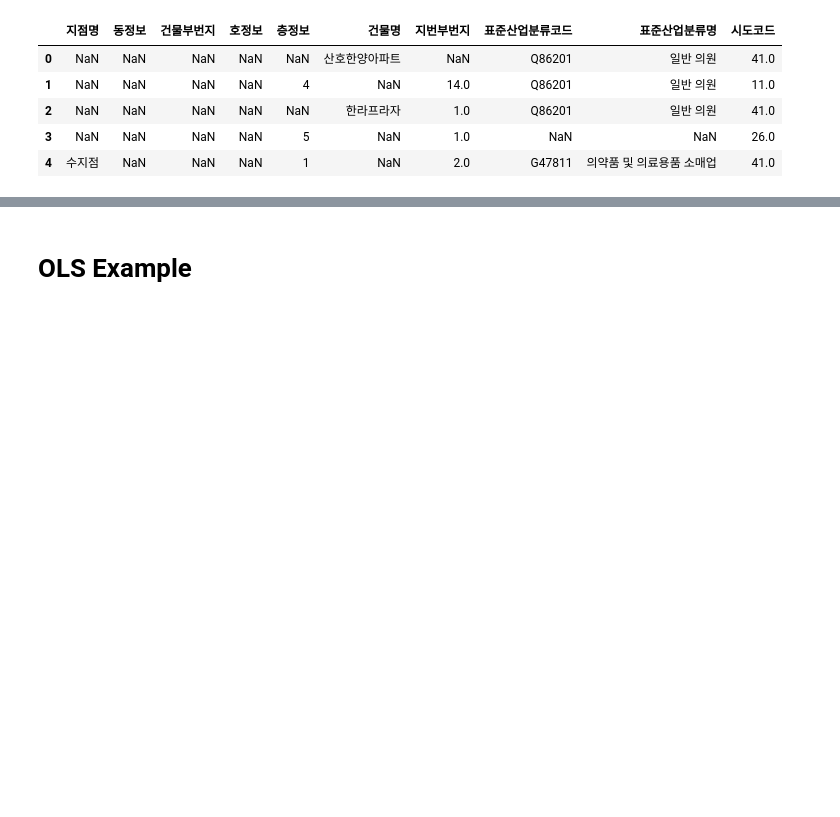
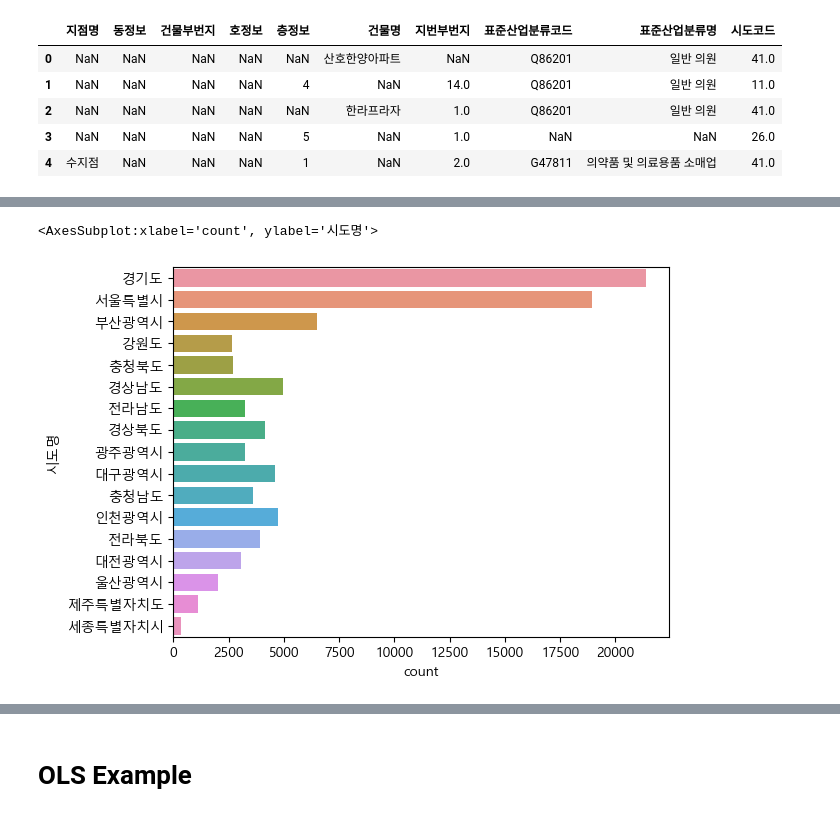
Before and after one commit to LeticiaKang/Python_SelfStudy, a Jupyter notebook: (8) 데이터 분석/220924_medical_institution_data.ipynb, the cells around one changed output, grey strips where cells are left out. Cells and saved outputs as stored; diff of their text form; code cells hidden in the pictures; blank space fills up the shorter version.

```diff
--- a/(8) 데이터 분석/220924_medical_institution_data.ipynb
+++ b/(8) 데이터 분석/220924_medical_institution_data.ipynb
@@ -262,0 +450,8 @@ df[drop_columns].head()
+# %%
+# seaborn countplot 그리기
+c = sns.countplot(data= df, y = "시도명")
+c
+# seaborn은 데이터가 많을수록 로딩이 느리다. 대신 색감이 좋다.
+# %% [output]
+<AxesSubplot:xlabel='count', ylabel='시도명'>
+[figure, added]
```
Also changed, not shown: parts of 55 cells of this notebook.
